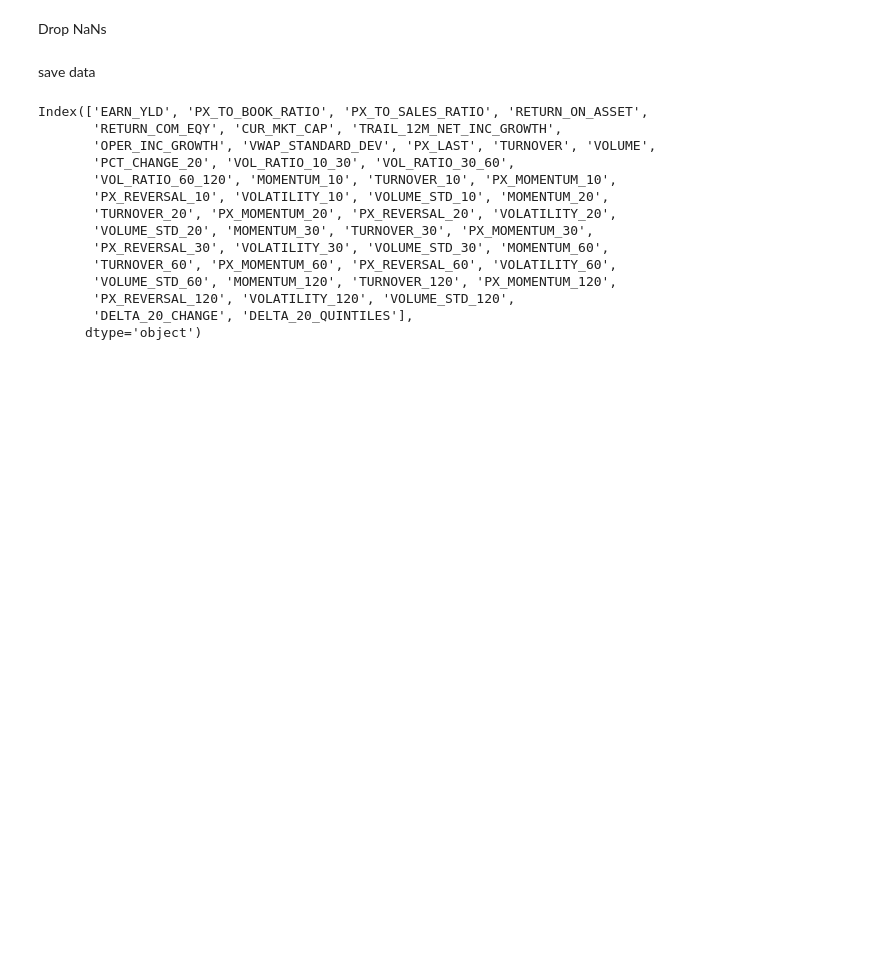
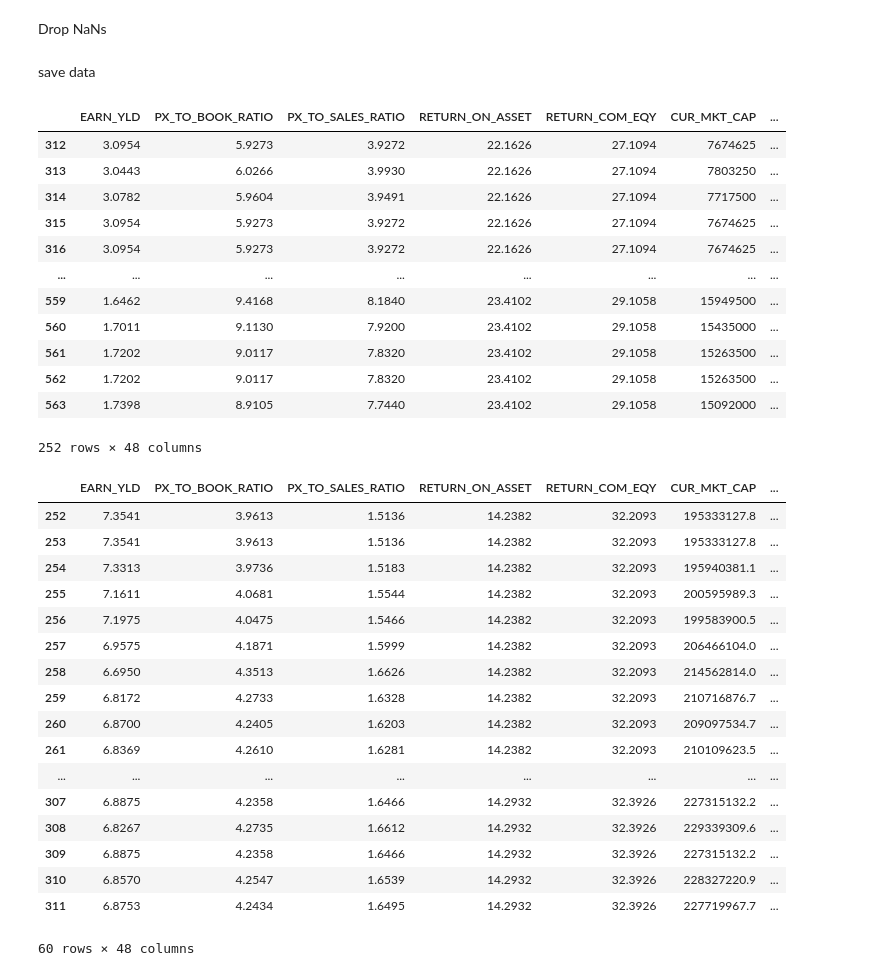
Before and after one commit to osamkabinladna/tradingstrats, a Jupyter notebook: random_forest/data_clean.ipynb, the cells around one changed output. Drawn from its saved outputs; the diff is of its cells as text; code cells hidden in the pictures; blank space fills up the shorter version.

```diff
--- a/random_forest/data_clean.ipynb
+++ b/random_forest/data_clean.ipynb
@@ -109,16 +109,15 @@ for i in range(len(covlist_reindex)):
     covlist_reindex[i] = covlist_reindex[i].dropna()
     covlist_reindex[i] = covlist_reindex[i].reset_index(drop=True)
 # %%
-def rolling_window_save(train_window=252, test_window=60, overlapping=True):
+def rolling_window_save(train_window=252, test_window=60):
     os.makedirs('train_data', exist_ok=True)
 
+    # Initialize lists to store training and validation DataFrames
+    tdf = []
+    vdf = []
+
     for cov in covlist_reindex:
-        tdf = []
-        vdf = []
-        iterate_range = range(0, len(cov) - train_window - test_window, train_window) if overlapping \
-            else range(0, len(cov) - train_window - test_window, train_window + test_window)
-
-        for start in iterate_range:
+        for start in range(0, len(cov) - train_window - test_window, train_window + test_window):
             end_train = start + train_window
             end_test = end_train + test_window
 
@@ -140,19 +139,39 @@ for i in range(len(tdf)):
     tdf[i].to_csv(f'{folder_name}/train_{i}.csv', index=False)
     vdf[i].to_csv(f'{folder_name}/valid_{i}.csv', index=False)
 # %%
-tdf[0].columns
+tdf[1]
 # %% [output]
+|  | EARN_YLD | PX_TO_BOOK_RATIO | PX_TO_SALES_RATIO | RETURN_ON_ASSET | RETURN_COM_EQY | CUR_MKT_CAP | ... |
+| 312 | 3.0954 | 5.9273 | 3.9272 | 22.1626 | 27.1094 | 7674625 | ... |
+| 313 | 3.0443 | 6.0266 | 3.9930 | 22.1626 | 27.1094 | 7803250 | ... |
+| 314 | 3.0782 | 5.9604 | 3.9491 | 22.1626 | 27.1094 | 7717500 | ... |
+| 315 | 3.0954 | 5.9273 | 3.9272 | 22.1626 | 27.1094 | 7674625 | ... |
+| 316 | 3.0954 | 5.9273 | 3.9272 | 22.1626 | 27.1094 | 7674625 | ... |
+| ... | ... | ... | ... | ... | ... | ... | ... |
+| 559 | 1.6462 | 9.4168 | 8.1840 | 23.4102 | 29.1058 | 15949500 | ... |
+| 560 | 1.7011 | 9.1130 | 7.9200 | 23.4102 | 29.1058 | 15435000 | ... |
+| 561 | 1.7202 | 9.0117 | 7.8320 | 23.4102 | 29.1058 | 15263500 | ... |
+| 562 | 1.7202 | 9.0117 | 7.8320 | 23.4102 | 29.1058 | 15263500 | ... |
+| 563 | 1.7398 | 8.9105 | 7.7440 | 23.4102 | 29.1058 | 15092000 | ... |
-Index(['EARN_YLD', 'PX_TO_BOOK_RATIO', 'PX_TO_SALES_RATIO', 'RETURN_ON_ASSET',
-       'RETURN_COM_EQY', 'CUR_MKT_CAP', 'TRAIL_12M_NET_INC_GROWTH',
-       'OPER_INC_GROWTH', 'VWAP_STANDARD_DEV', 'PX_LAST', 'TURNOVER', 'VOLUME',
-       'PCT_CHANGE_20', 'VOL_RATIO_10_30', 'VOL_RATIO_30_60',
-       'VOL_RATIO_60_120', 'MOMENTUM_10', 'TURNOVER_10', 'PX_MOMENTUM_10',
-       'PX_REVERSAL_10', 'VOLATILITY_10', 'VOLUME_STD_10', 'MOMENTUM_20',
-       'TURNOVER_20', 'PX_MOMENTUM_20', 'PX_REVERSAL_20', 'VOLATILITY_20',
-       'VOLUME_STD_20', 'MOMENTUM_30', 'TURNOVER_30', 'PX_MOMENTUM_30',
-       'PX_REVERSAL_30', 'VOLATILITY_30', 'VOLUME_STD_30', 'MOMENTUM_60',
-       'TURNOVER_60', 'PX_MOMENTUM_60', 'PX_REVERSAL_60', 'VOLATILITY_60',
-       'VOLUME_STD_60', 'MOMENTUM_120', 'TURNOVER_120', 'PX_MOMENTUM_120',
-       'PX_REVERSAL_120', 'VOLATILITY_120', 'VOLUME_STD_120',
-       'DELTA_20_CHANGE', 'DELTA_20_QUINTILES'],
-      dtype='object')
+252 rows × 48 columns
+# %%
+vdf[0]
+# %% [output]
+|  | EARN_YLD | PX_TO_BOOK_RATIO | PX_TO_SALES_RATIO | RETURN_ON_ASSET | RETURN_COM_EQY | CUR_MKT_CAP | ... |
+| 252 | 7.3541 | 3.9613 | 1.5136 | 14.2382 | 32.2093 | 195333127.8 | ... |
+| 253 | 7.3541 | 3.9613 | 1.5136 | 14.2382 | 32.2093 | 195333127.8 | ... |
+| 254 | 7.3313 | 3.9736 | 1.5183 | 14.2382 | 32.2093 | 195940381.1 | ... |
+| 255 | 7.1611 | 4.0681 | 1.5544 | 14.2382 | 32.2093 | 200595989.3 | ... |
+| 256 | 7.1975 | 4.0475 | 1.5466 | 14.2382 | 32.2093 | 199583900.5 | ... |
+| 257 | 6.9575 | 4.1871 | 1.5999 | 14.2382 | 32.2093 | 206466104.0 | ... |
+| 258 | 6.6950 | 4.3513 | 1.6626 | 14.2382 | 32.2093 | 214562814.0 | ... |
+| 259 | 6.8172 | 4.2733 | 1.6328 | 14.2382 | 32.2093 | 210716876.7 | ... |
+| 260 | 6.8700 | 4.2405 | 1.6203 | 14.2382 | 32.2093 | 209097534.7 | ... |
+| 261 | 6.8369 | 4.2610 | 1.6281 | 14.2382 | 32.2093 | 210109623.5 | ... |
+| ... | ... | ... | ... | ... | ... | ... | ... |
+| 307 | 6.8875 | 4.2358 | 1.6466 | 14.2932 | 32.3926 | 227315132.2 | ... |
+| 308 | 6.8267 | 4.2735 | 1.6612 | 14.2932 | 32.3926 | 229339309.6 | ... |
+| 309 | 6.8875 | 4.2358 | 1.6466 | 14.2932 | 32.3926 | 227315132.2 | ... |
+| 310 | 6.8570 | 4.2547 | 1.6539 | 14.2932 | 32.3926 | 228327220.9 | ... |
+| 311 | 6.8753 | 4.2434 | 1.6495 | 14.2932 | 32.3926 | 227719967.7 | ... |
+60 rows × 48 columns
```
